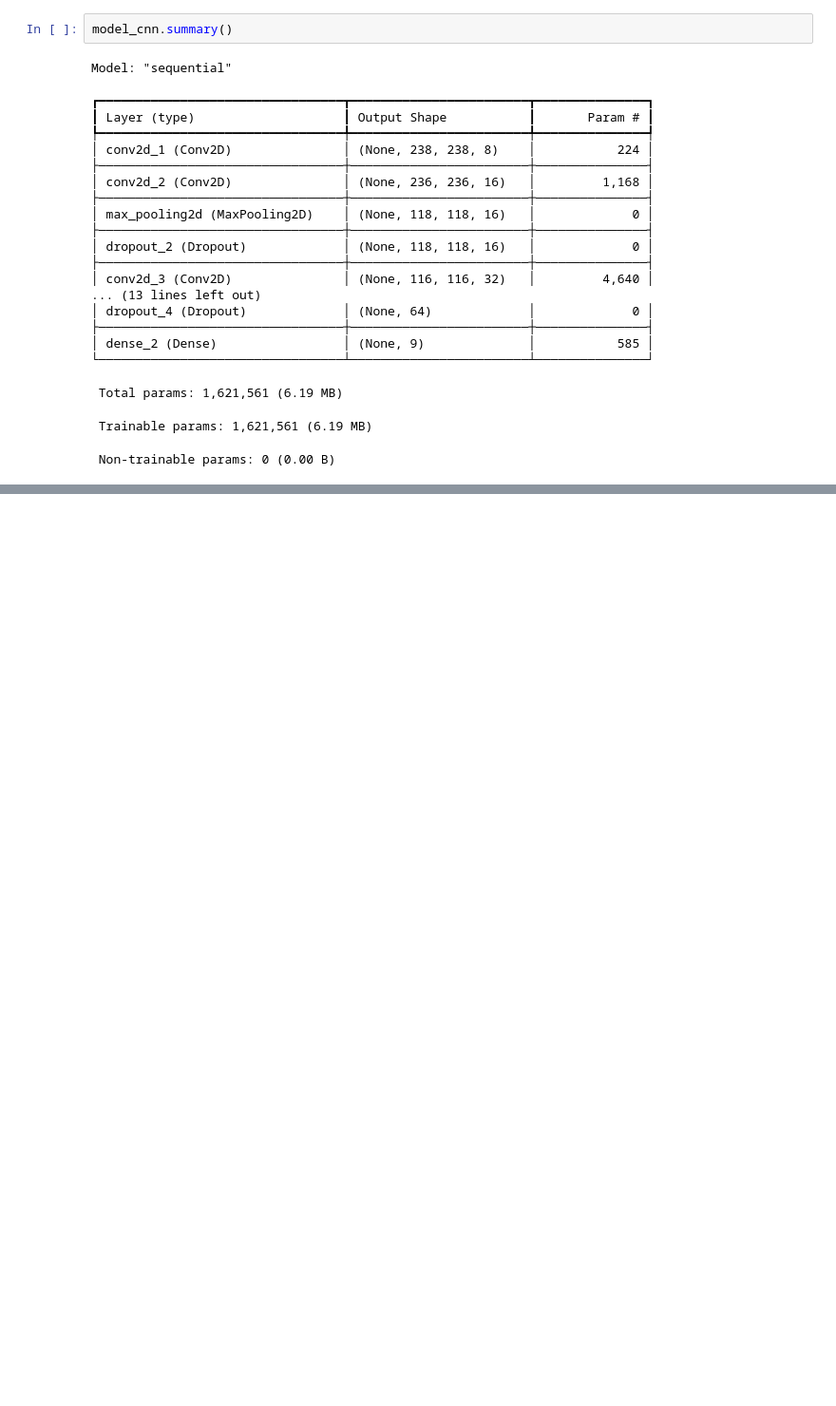
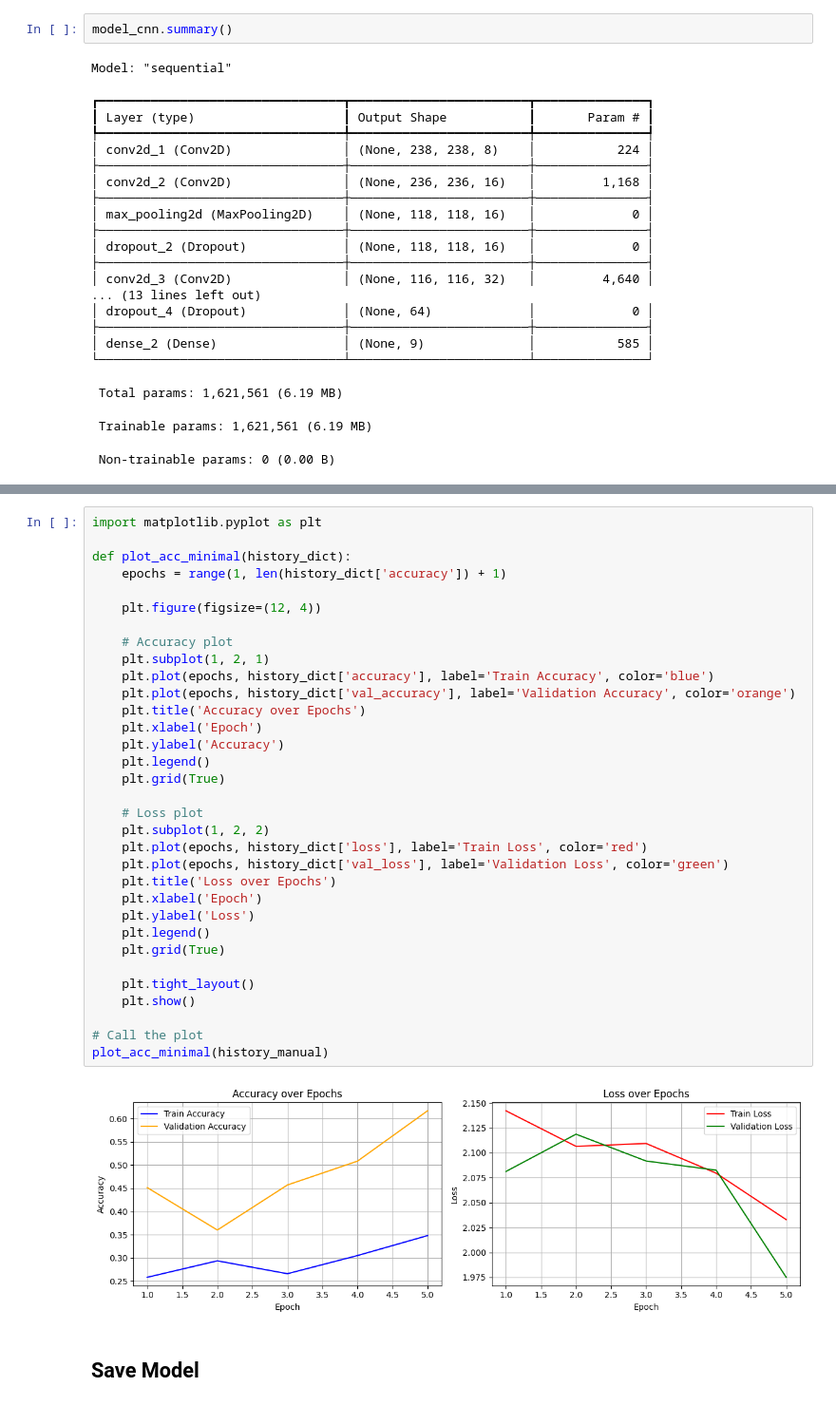
Before and after one commit to SandeshKhatiwada05/Skin-Disease-Detection-CNN--MobileNet-and-DenseNet, a Jupyter notebook: Flask Project/NoLibrarySkinDisease.ipynb, the cells around one changed output, grey strips where cells are left out. Shown at 95% size. Saved outputs shown, nothing was run; the diff lists cells and outputs as text; blank space fills up the shorter version.

Commit message:
Code final save success

```diff
--- a/Flask Project/NoLibrarySkinDisease.ipynb
+++ b/Flask Project/NoLibrarySkinDisease.ipynb
@@ -415,0 +470,37 @@ ValueError: Creating variables on a non-first call to a function decorated with
+# %%
+import matplotlib.pyplot as plt
+
+def plot_acc_minimal(history_dict):
+    epochs = range(1, len(history_dict['accuracy']) + 1)
+
+    plt.figure(figsize=(12, 4))
+
+    # Accuracy plot
+    plt.subplot(1, 2, 1)
+    plt.plot(epochs, history_dict['accuracy'], label='Train Accuracy', color='blue')
+    plt.plot(epochs, history_dict['val_accuracy'], label='Validation Accuracy', color='orange')
+    plt.title('Accuracy over Epochs')
+    plt.xlabel('Epoch')
+    plt.ylabel('Accuracy')
+    plt.legend()
+    plt.grid(True)
+
+    # Loss plot
+    plt.subplot(1, 2, 2)
+    plt.plot(epochs, history_dict['loss'], label='Train Loss', color='red')
+    plt.plot(epochs, history_dict['val_loss'], label='Validation Loss', color='green')
+    plt.title('Loss over Epochs')
+    plt.xlabel('Epoch')
+    plt.ylabel('Loss')
+    plt.legend()
+    plt.grid(True)
+
+    plt.tight_layout()
+    plt.show()
+
+# Call the plot
+plot_acc_minimal(history_manual)
+# %% [output]
+[figure, added]
+# %% [markdown]
+## Save Model
```
Also changed, not shown: parts of 26 cells of this notebook, 2 other files.
